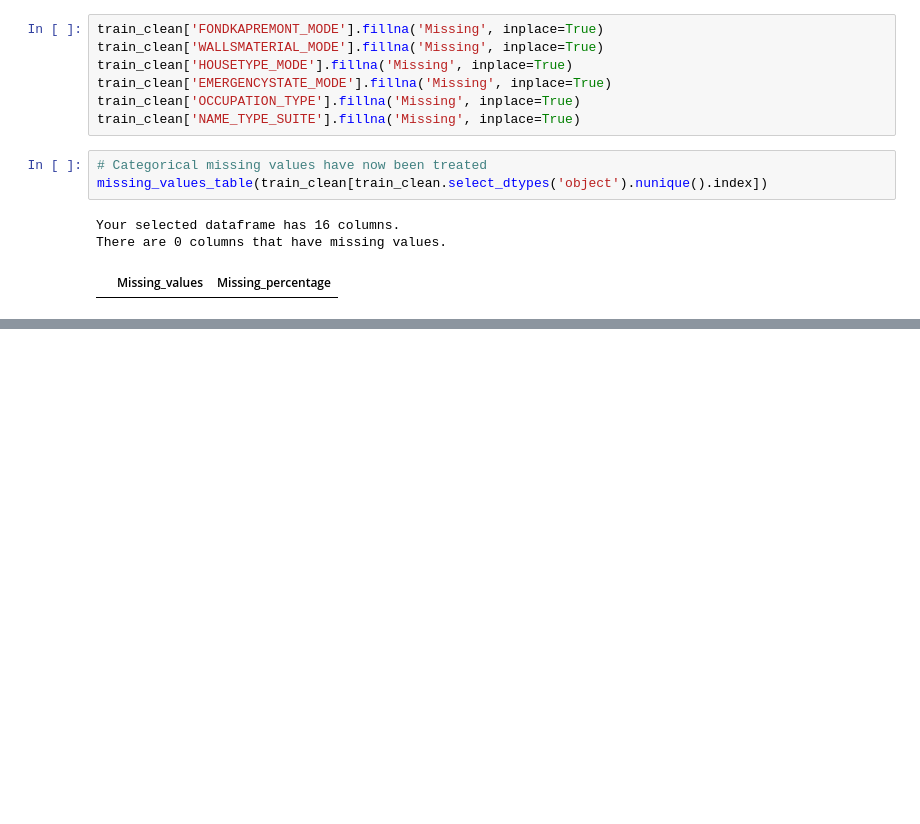
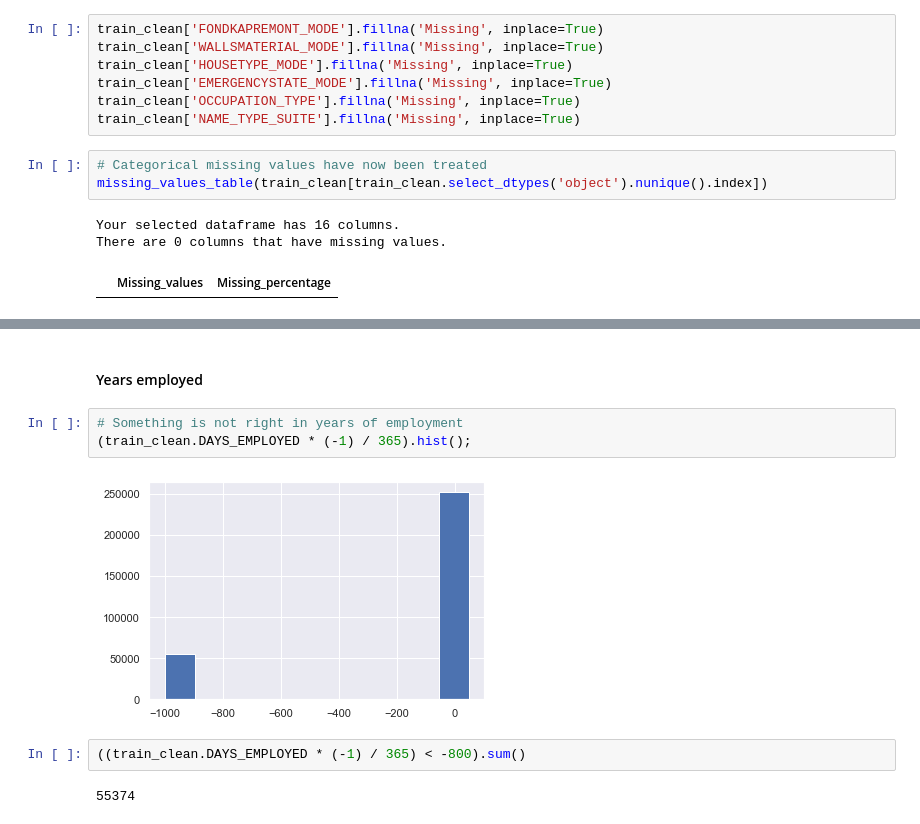
Before and after one commit to gepallas/ML_Home_Credit_Default_Risk, a Jupyter notebook: Credit_Risk_EDA.ipynb, the cells around one changed output, grey strips where cells are left out. Drawn from its saved outputs; the diff is of its cells as text; blank space fills up the shorter version.

```diff
--- a/Credit_Risk_EDA.ipynb
+++ b/Credit_Risk_EDA.ipynb
@@ -503,0 +595,11 @@ There are 0 columns that have missing values.
+# %% [markdown]
+#### Years employed
+# %%
+# Something is not right in years of employment
+(train_clean.DAYS_EMPLOYED * (-1) / 365).hist();
+# %% [output]
+[figure, added]
+# %%
+((train_clean.DAYS_EMPLOYED * (-1) / 365) < -800).sum()
+# %% [output]
+55374
```
Also changed, not shown: parts of 34 cells of this notebook.
